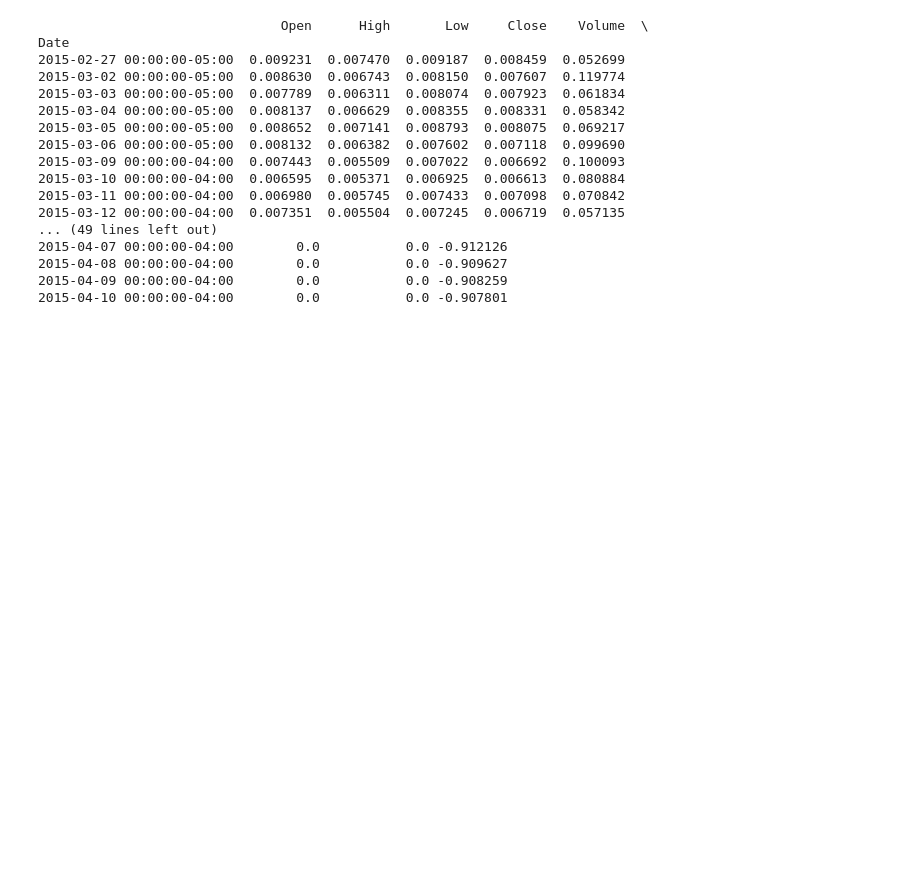
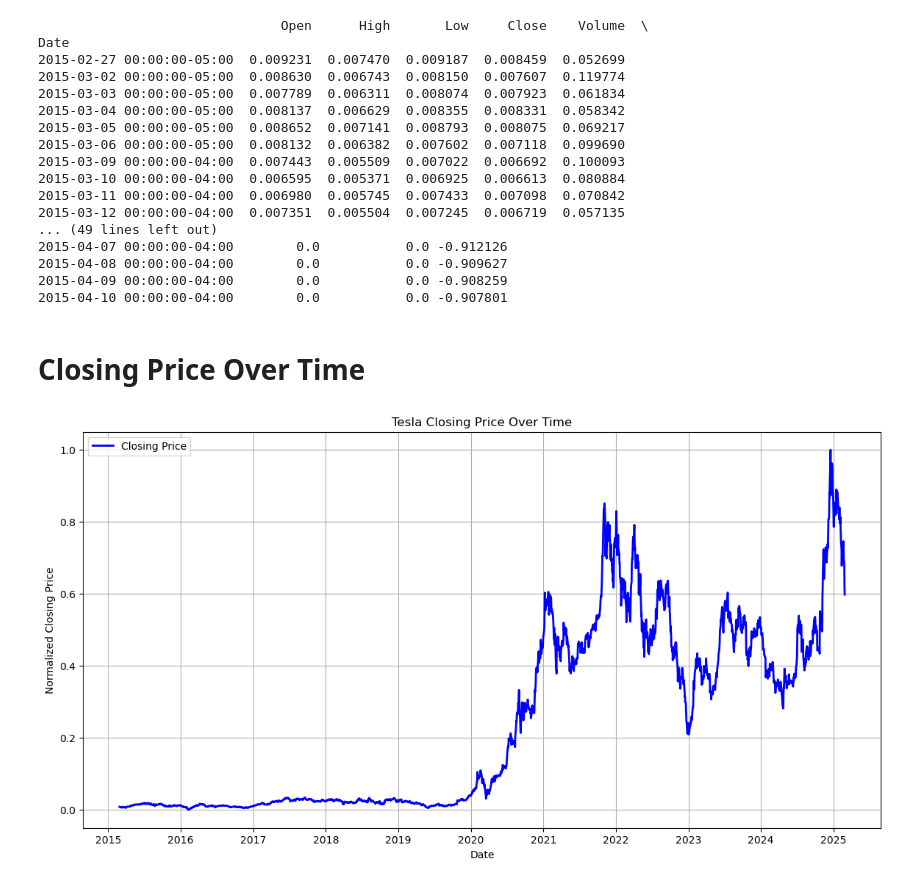
Before and after one commit to erisimasol/Week-11-KAIM-10X, a Jupyter notebook: Notebook/Week-11-Task.ipynb, the cells around one changed output. Saved outputs shown, nothing was run; the diff lists cells and outputs as text; code cells hidden in the pictures; blank space fills up the shorter version.

Commit message:
Closing Price Over Time

```diff
--- a/Notebook/Week-11-Task.ipynb
+++ b/Notebook/Week-11-Task.ipynb
@@ -217,3 +219,16 @@ Date
 2015-04-08 00:00:00-04:00        0.0           0.0 -0.909627
 2015-04-09 00:00:00-04:00        0.0           0.0 -0.908259
 2015-04-10 00:00:00-04:00        0.0           0.0 -0.907801
+# %% [markdown]
+# Closing Price Over Time
+# %%
+plt.figure(figsize=(14, 7))
+plt.plot(historical_data.index, historical_data['Close'], label='Closing Price', color='blue', linewidth=2)
+plt.title('Tesla Closing Price Over Time')
+plt.xlabel('Date')
+plt.ylabel('Normalized Closing Price')
+plt.grid()
+plt.legend()
+plt.show()
+# %% [output]
+[figure, added]
```
Also changed, not shown: parts of 1 cell of this notebook.
